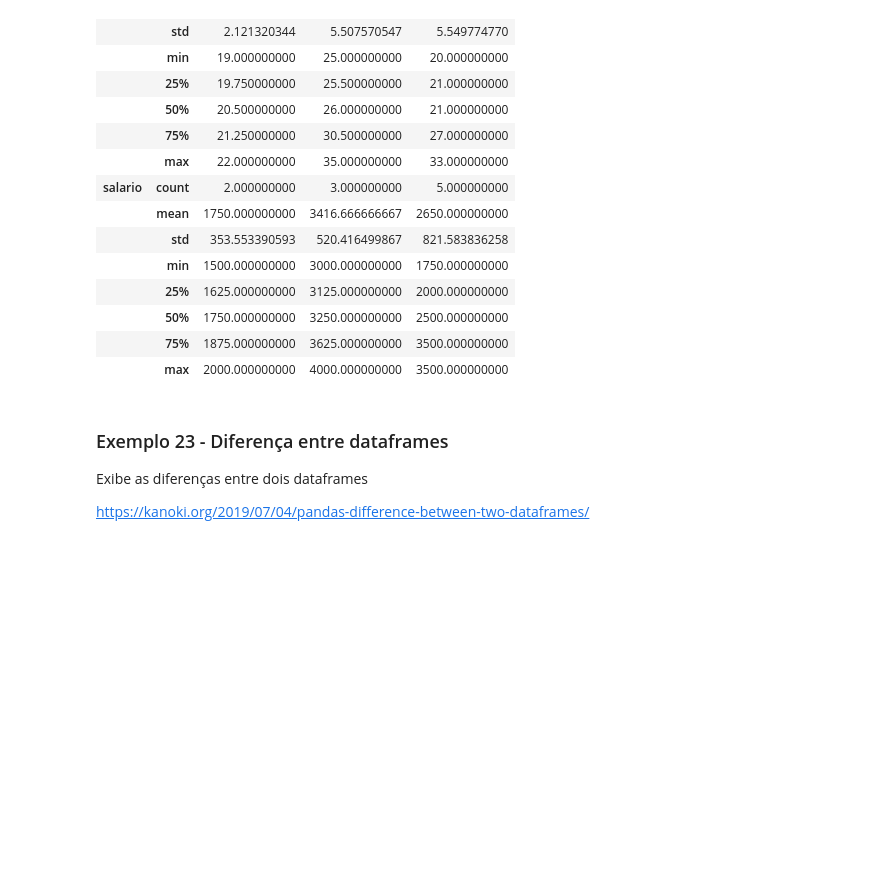
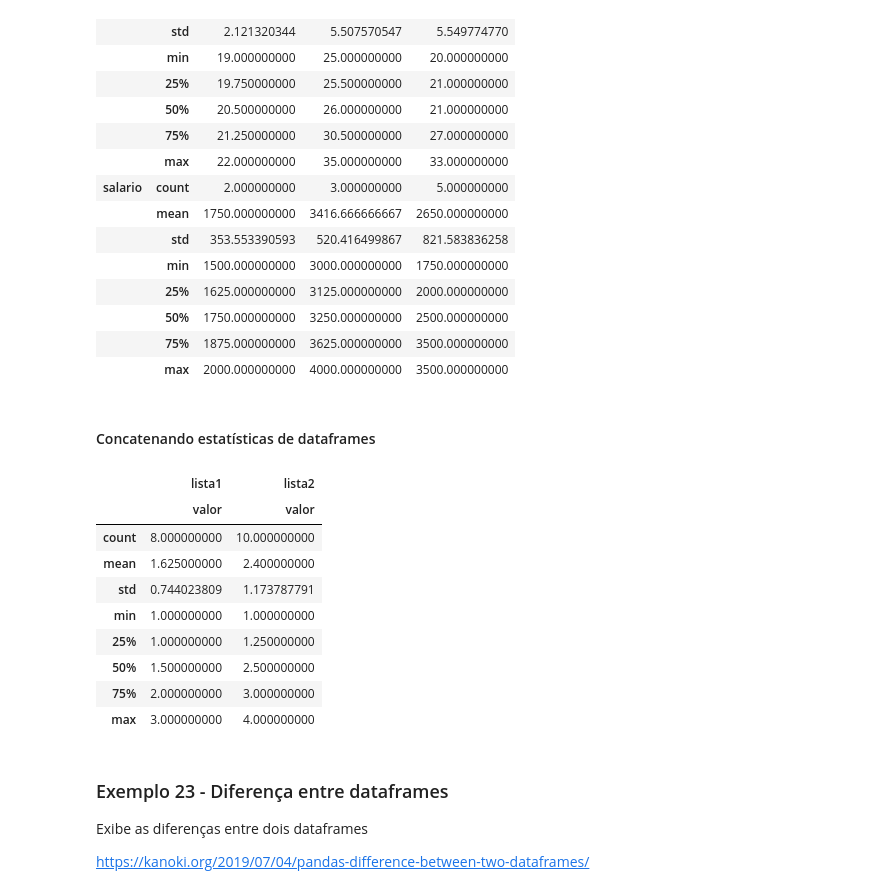
Before and after one commit to osmarbraz/exemplos_python, a Jupyter notebook: ExemplosPythonPandas.ipynb, the cells around one changed output. Drawn from its saved outputs; the diff is of its cells as text; code cells hidden in the pictures; blank space fills up the shorter version.

```diff
--- a/ExemplosPythonPandas.ipynb
+++ b/ExemplosPythonPandas.ipynb
@@ -1173,6 +1173,44 @@ grupo.describe(include=['float', 'int']).transpose()
 |  | 50% | 1750.000000000 | 3250.000000000 | 2500.000000000 |
 |  | 75% | 1875.000000000 | 3625.000000000 | 3500.000000000 |
 |  | max | 2000.000000000 | 4000.000000000 | 3500.000000000 |
+# %% [markdown]
+#### Concatenando estatísticas de dataframes
+# %%
+# Import das bibliotecas
+import pandas as pd
+
+# Declara uma lista com os valores dos números a serem analisados
+lista1 = [["A",1],["A",2],["A",2],["A",3],["B",1],["B",2],["B",1],["C",1]]
+
+# Converte em um dataFrame
+df1 = pd.DataFrame(lista1, columns=("nome", "valor"))
+
+# Declara uma lista com os valores dos números a serem analisados
+lista2 = [["A",2],["A",3],["A",4],["A",3],["B",1],["B",4],["B",1],["C",1],["C",2],["C",3]]
+
+# Converte em um dataFrame
+df2 = pd.DataFrame(lista2, columns=("nome", "valor"))
+
+#Concatena as estatísticas
+df_all = pd.concat([df1,
+                    df2
+                    ],
+                    axis="columns",
+                   keys=["lista1", "lista2"])
+
+#Exibe as estatísticas
+df_all.describe(include=["float", "int"])
+# %% [output]
+|  | lista1 | lista2 |
+|  | valor | valor |
+| count | 8.000000000 | 10.000000000 |
+| mean | 1.625000000 | 2.400000000 |
+| std | 0.744023809 | 1.173787791 |
+| min | 1.000000000 | 1.000000000 |
+| 25% | 1.000000000 | 1.250000000 |
+| 50% | 1.500000000 | 2.500000000 |
+| 75% | 2.000000000 | 3.000000000 |
+| max | 3.000000000 | 4.000000000 |
 # %% [markdown]
 ### Exemplo 23 - Diferença entre dataframes
 
```
Also changed, not shown: parts of 79 cells of this notebook.
